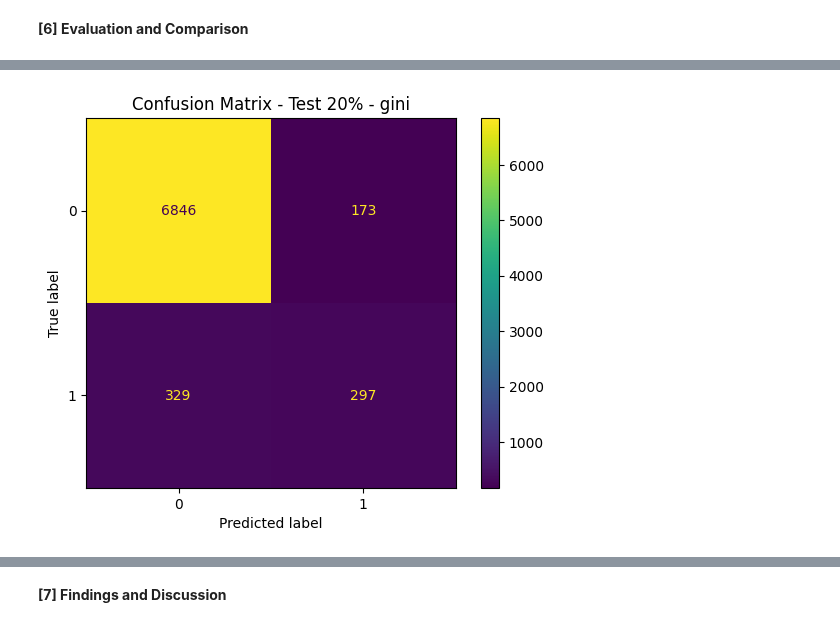
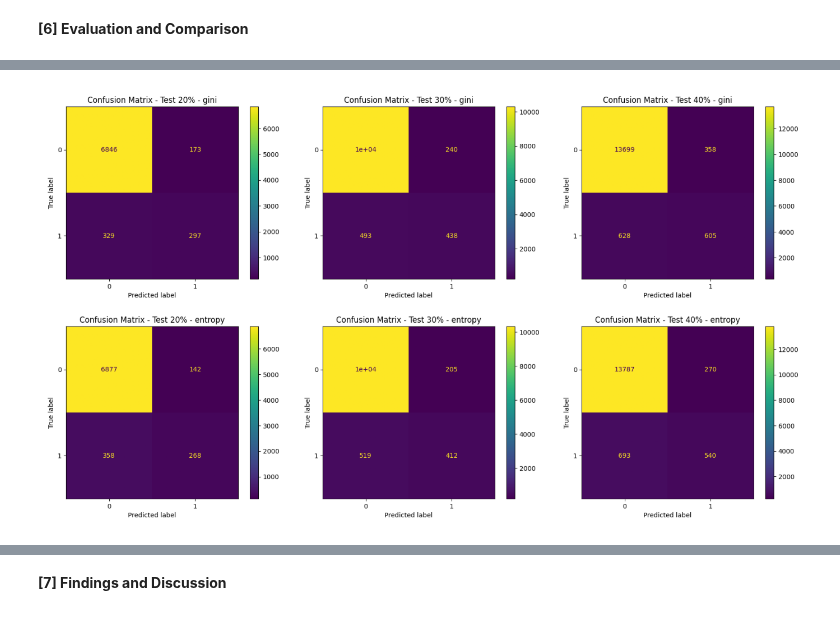
Before and after one commit to Renad110/IT326, a Jupyter notebook: Reports/Phase3.ipynb, the cells around one changed output, grey strips where cells are left out. Saved outputs shown, nothing was run; the diff lists cells and outputs as text; code cells hidden in the pictures.

```diff
--- a/Reports/Phase3.ipynb
+++ b/Reports/Phase3.ipynb
@@ -92,5 +60,25 @@ Across all three splits, **Information Gain (Entropy)** consistently achieved hi
-# %%
-from IPython.display import Image
-Image('/content/gini-20.png')
-# %% [output]
-[figure, removed]
+# %%
+import matplotlib.pyplot as plt
+import matplotlib.image as mpimg
+
+
+paths = [
+    "/content/gini-20.png",
+    "/content/gini-30.png",
+    "/content/gini-40.png",
+    "/content/entropy-20.png",
+    "/content/entropy-30.png",
+    "/content/entropy-40.png",
+]
+
+fig, axes = plt.subplots(2, 3, figsize=(14, 8))
+
+for ax, path in zip(axes.flat, paths):
+    img = mpimg.imread(path)
+    ax.imshow(img)
+    ax.axis("off")
+
+plt.tight_layout()
+plt.show()
+# %% [output]
+[figure, added]
```
Also changed, not shown: parts of 2 cells of this notebook.
